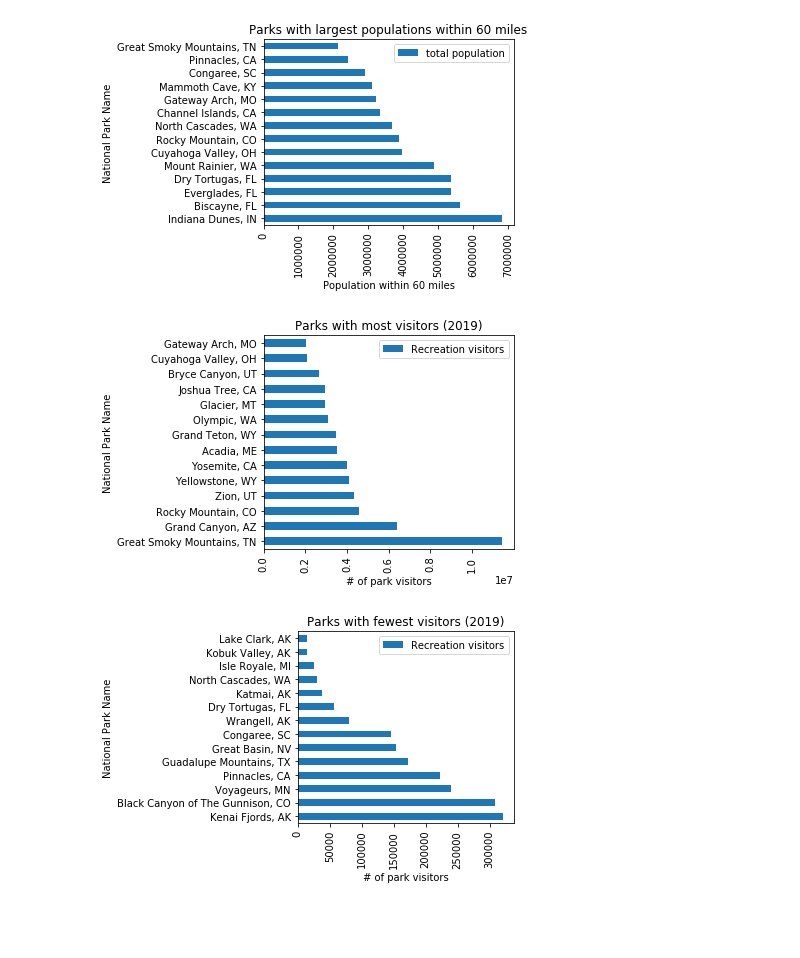
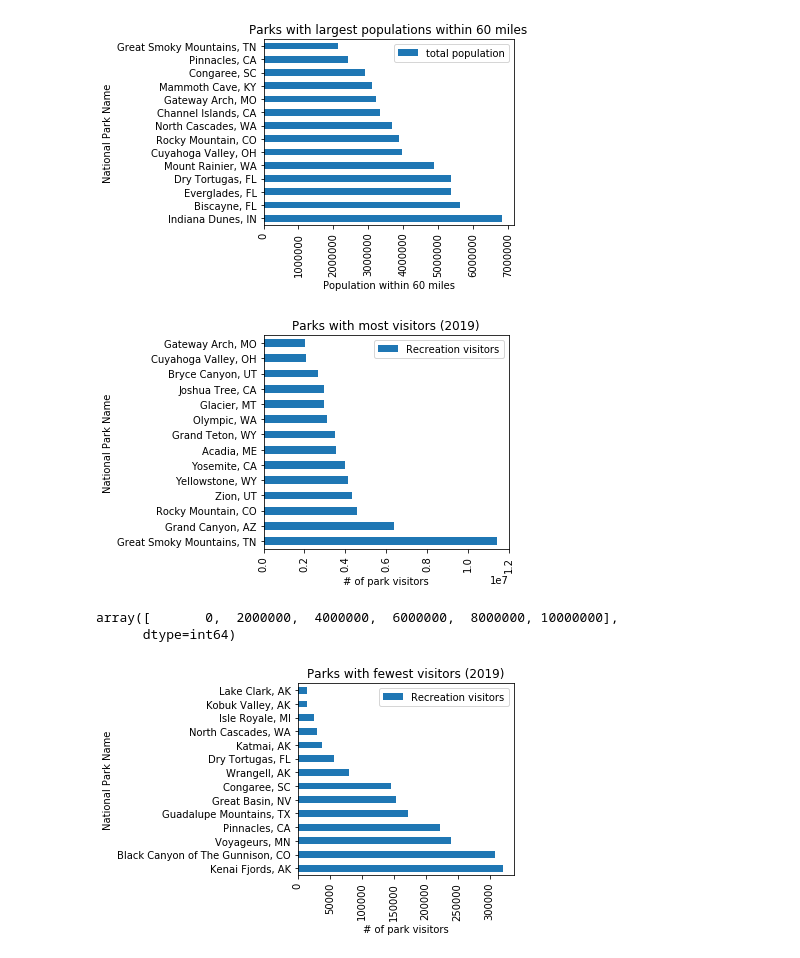
Before and after one commit to theaddies/bootcamp_project_1, a Jupyter notebook: NP_zip_code_radius.ipynb, the cells around one changed output. Cells and saved outputs as stored; diff of their text form; code cells hidden in the pictures; blank space fills up the shorter version.

```diff
--- a/NP_zip_code_radius.ipynb
+++ b/NP_zip_code_radius.ipynb
@@ -224,13 +221,19 @@ plt.tight_layout()
 [figure]
 # %%
 ax1 = park_zip_code_recreation[0:14].plot(x = 'Name+state', y = 'Recreation visitors' , kind = 'barh', title = 'Parks with most visitors (2019)', fontsize = 10)
-plt.xticks(rotation = 90)
+plt.xticks(np.arange(0, 14000000,2000000, dtype = 'int64'), rotation = 90)
 ax1.set_xlabel('# of park visitors')
 ax1.set_ylabel('National Park Name')
+#ax1.set_xticks(np.arange(0, 12e6,step = 2e6))
 plt.savefig('./data_summary/parks_with_most_visitors.png', bbox_inches='tight')
 plt.tight_layout()
 # %% [output]
-[figure, old version]
+[figure, new version]
+# %%
+np.arange(0, 12000000,2000000, dtype = 'int64')
+# %% [output]
+array([       0,  2000000,  4000000,  6000000,  8000000, 10000000],
+      dtype=int64)
 # %%
 ax1 = park_zip_code_recreation[-15:-1].plot(x = 'Name+state', y = 'Recreation visitors' , kind = 'barh', title = 'Parks with fewest visitors (2019)', fontsize = 10)
 plt.xticks(rotation = 90)
```
Also changed, not shown: parts of 4 cells of this notebook, 2 other files.
